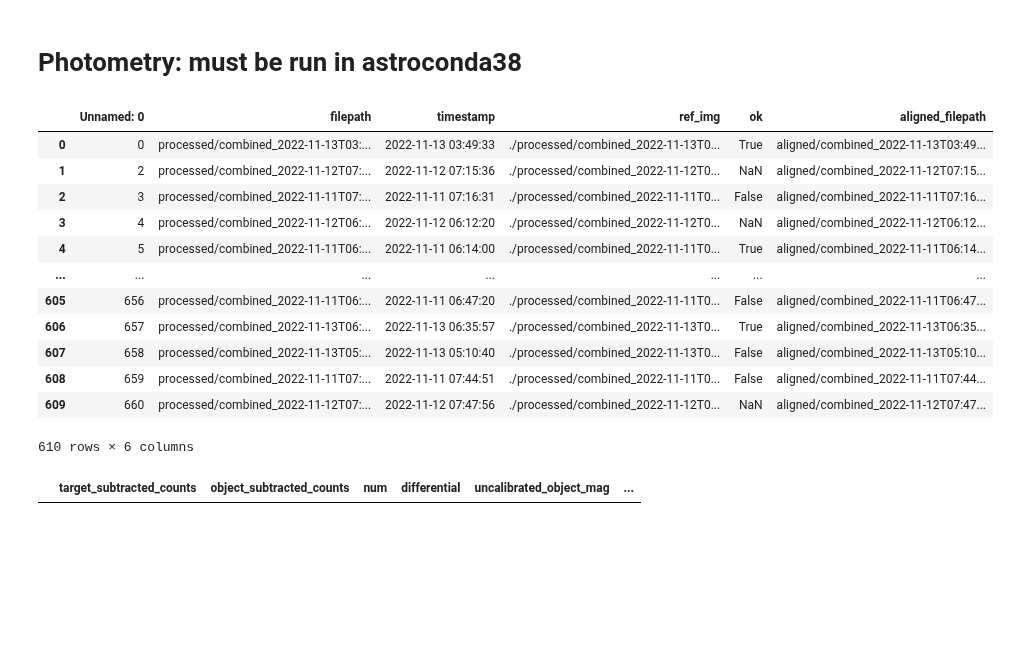
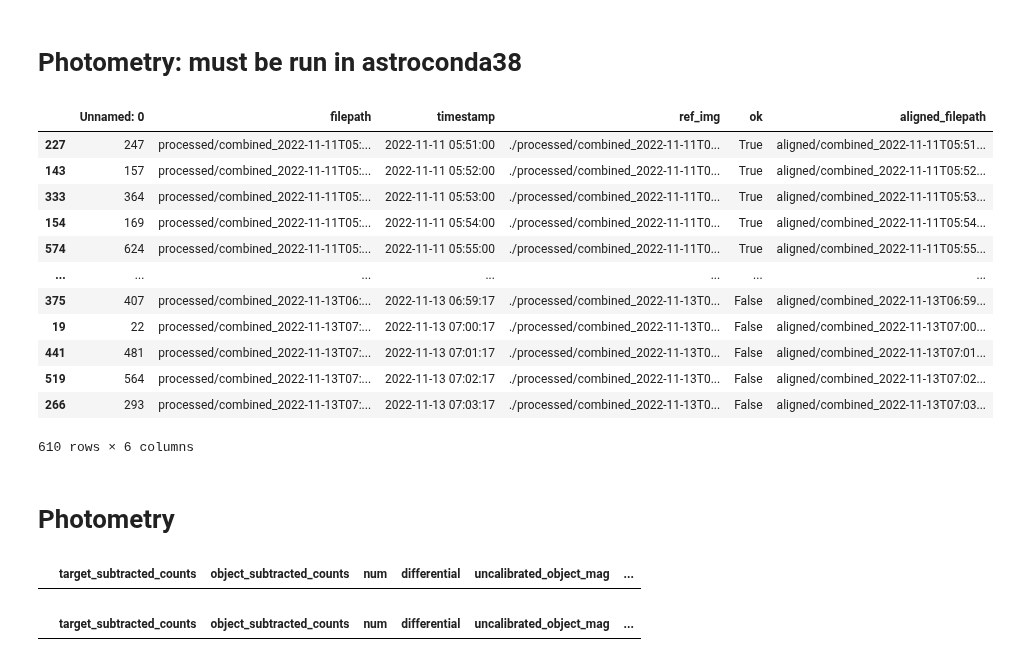
Before and after one commit to mkzeender/astrophysics-brorfelde, a Jupyter notebook: project.ipynb, the cells around one changed output. Cells and saved outputs as stored; diff of their text form; code cells hidden in the pictures; blank space fills up the shorter version.

Commit message:
added aperture location finding

```diff
--- a/project.ipynb
+++ b/project.ipynb
@@ -209,28 +219,35 @@ from align_moving import do_photometry_with_timestamps
 # %%
+# read in images table
+
 imgs = pd.read_csv('img_master_spreadsheet.csv')
 
 imgs['timestamp'] = imgs['timestamp'].apply(parse)
 
 def _get_aligned_img_path(fp: str):
     return str(Path('./aligned/').joinpath(Path(fp).name.rstrip('.fits') + '_affineremap.fits'))
 
 imgs['aligned_filepath'] = imgs['filepath'].apply(_get_aligned_img_path)
+imgs['ok'] = imgs['aligned_filepath'].apply(exists)
 
 okay = imgs['ok'] == True
 
+imgs.sort_values('timestamp', inplace=True)
+
 imgs
 # PLEASE RUN THE FILTER CELL AFTER THIS (see above)
 # %% [output]
 |  | Unnamed: 0 | filepath | timestamp | ref_img | ok | aligned_filepath |
-| 0 | 0 | processed/combined_2022-11-13T03:... | 2022-11-13 03:49:33 | ./processed/combined_2022-11-13T0... | True | aligned/combined_2022-11-13T03:49... |
-| 1 | 2 | processed/combined_2022-11-12T07:... | 2022-11-12 07:15:36 | ./processed/combined_2022-11-12T0... | NaN | aligned/combined_2022-11-12T07:15... |
-| 2 | 3 | processed/combined_2022-11-11T07:... | 2022-11-11 07:16:31 | ./processed/combined_2022-11-11T0... | False | aligned/combined_2022-11-11T07:16... |
-| 3 | 4 | processed/combined_2022-11-12T06:... | 2022-11-12 06:12:20 | ./processed/combined_2022-11-12T0... | NaN | aligned/combined_2022-11-12T06:12... |
-| 4 | 5 | processed/combined_2022-11-11T06:... | 2022-11-11 06:14:00 | ./processed/combined_2022-11-11T0... | True | aligned/combined_2022-11-11T06:14... |
+| 227 | 247 | processed/combined_2022-11-11T05:... | 2022-11-11 05:51:00 | ./processed/combined_2022-11-11T0... | True | aligned/combined_2022-11-11T05:51... |
+| 143 | 157 | processed/combined_2022-11-11T05:... | 2022-11-11 05:52:00 | ./processed/combined_2022-11-11T0... | True | aligned/combined_2022-11-11T05:52... |
+| 333 | 364 | processed/combined_2022-11-11T05:... | 2022-11-11 05:53:00 | ./processed/combined_2022-11-11T0... | True | aligned/combined_2022-11-11T05:53... |
+| 154 | 169 | processed/combined_2022-11-11T05:... | 2022-11-11 05:54:00 | ./processed/combined_2022-11-11T0... | True | aligned/combined_2022-11-11T05:54... |
+| 574 | 624 | processed/combined_2022-11-11T05:... | 2022-11-11 05:55:00 | ./processed/combined_2022-11-11T0... | True | aligned/combined_2022-11-11T05:55... |
 | ... | ... | ... | ... | ... | ... | ... |
-| 605 | 656 | processed/combined_2022-11-11T06:... | 2022-11-11 06:47:20 | ./processed/combined_2022-11-11T0... | False | aligned/combined_2022-11-11T06:47... |
-| 606 | 657 | processed/combined_2022-11-13T06:... | 2022-11-13 06:35:57 | ./processed/combined_2022-11-13T0... | True | aligned/combined_2022-11-13T06:35... |
-| 607 | 658 | processed/combined_2022-11-13T05:... | 2022-11-13 05:10:40 | ./processed/combined_2022-11-13T0... | False | aligned/combined_2022-11-13T05:10... |
-| 608 | 659 | processed/combined_2022-11-11T07:... | 2022-11-11 07:44:51 | ./processed/combined_2022-11-11T0... | False | aligned/combined_2022-11-11T07:44... |
-| 609 | 660 | processed/combined_2022-11-12T07:... | 2022-11-12 07:47:56 | ./processed/combined_2022-11-12T0... | NaN | aligned/combined_2022-11-12T07:47... |
+| 375 | 407 | processed/combined_2022-11-13T06:... | 2022-11-13 06:59:17 | ./processed/combined_2022-11-13T0... | False | aligned/combined_2022-11-13T06:59... |
+| 19 | 22 | processed/combined_2022-11-13T07:... | 2022-11-13 07:00:17 | ./processed/combined_2022-11-13T0... | False | aligned/combined_2022-11-13T07:00... |
+| 441 | 481 | processed/combined_2022-11-13T07:... | 2022-11-13 07:01:17 | ./processed/combined_2022-11-13T0... | False | aligned/combined_2022-11-13T07:01... |
+| 519 | 564 | processed/combined_2022-11-13T07:... | 2022-11-13 07:02:17 | ./processed/combined_2022-11-13T0... | False | aligned/combined_2022-11-13T07:02... |
+| 266 | 293 | processed/combined_2022-11-13T07:... | 2022-11-13 07:03:17 | ./processed/combined_2022-11-13T0... | False | aligned/combined_2022-11-13T07:03... |
 610 rows × 6 columns
+# %% [markdown]
+# Photometry
@@ -237 +260,31 @@ imgs
+# %%
+# NIGHT 1
+
+%matplotlib tk
+
+FWHM = 13
+
+photometry = align_moving.do_photometry_with_timestamps(
+    imgs[okay][night_1]['aligned_filepath'],
+
+    start_object_x=723.7147046501888,
+    start_object_y=944.1470203183914,
+    start_object_t='2022-11-11T06:14:00.0000',
+
+    end_object_x=676.7723412773491,
+    end_object_y=948.8662977890997,
+    end_object_t='2022-11-11T06:01:00.0000',
+
+    aperture_=FWHM*3,
+    annulus_inner=5*FWHM,
+    annulus_outer=9*FWHM,
+    dry_run=True,
+
+    reference_positions=[] # CHANGE THIS
+
+)
+
+photometry
+# %% [output]
+|  | target_subtracted_counts | object_subtracted_counts | num | differential | uncalibrated_object_mag | ... |
 # %%
```
Also changed, not shown: parts of 9 cells of this notebook, 1 other file.
